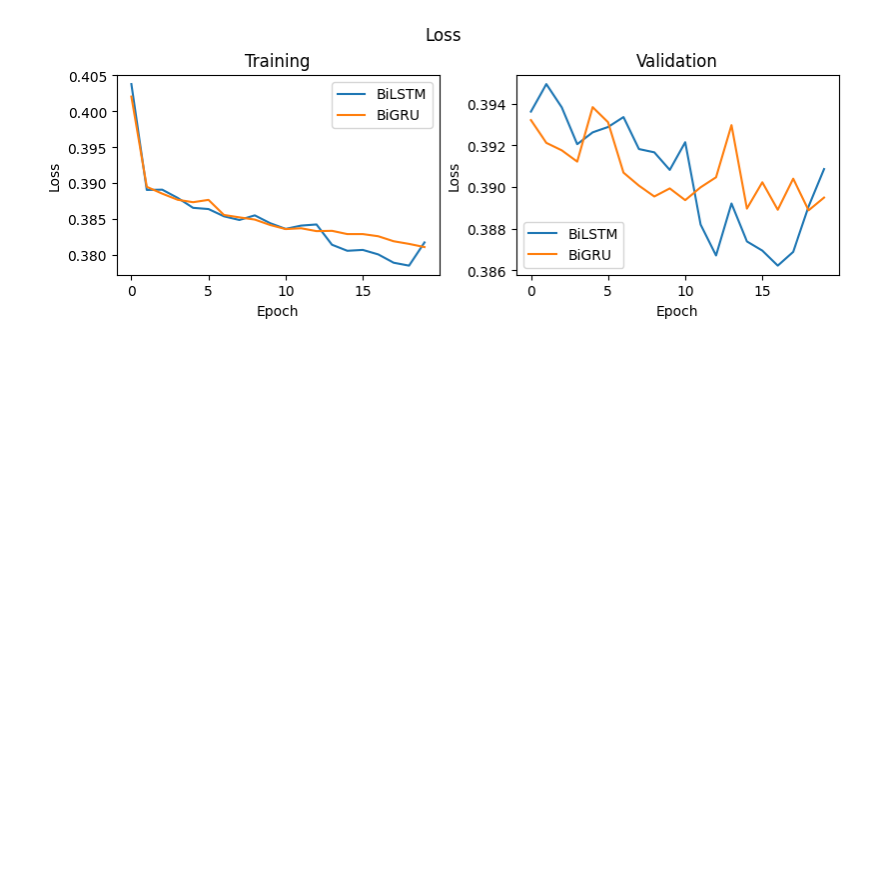
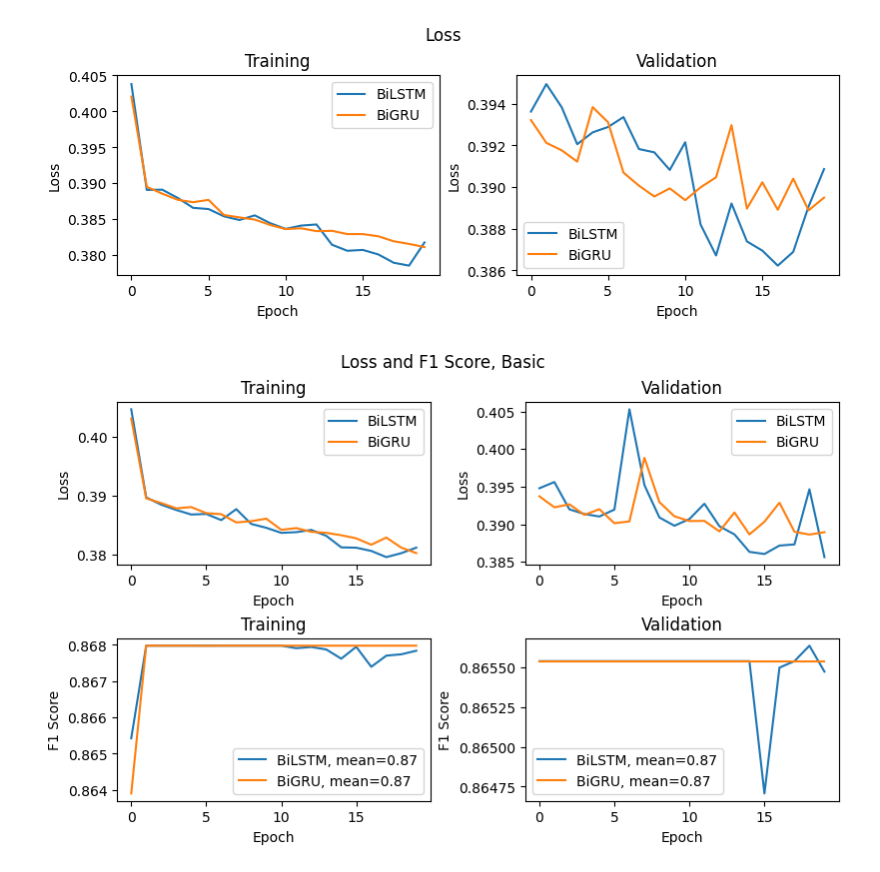
Before and after one commit to anwari32/sequence-processing, a Jupyter notebook: baseline_viz.ipynb, the cells around one changed output. Cells and saved outputs as stored; diff of their text form; code cells hidden in the pictures; blank space fills up the shorter version.

```diff
--- a/baseline_viz.ipynb
+++ b/baseline_viz.ipynb
@@ -184,3 +185,70 @@ plt.suptitle("Loss")
 plt.show()
 # %% [output]
 [figure]
+# %%
+import math
+
+xs = [i for i in range(20)]
+figs, axes = plt.subplots(nrows=2, ncols=2, constrained_layout=True, figsize=(8, 5))
+
+# loss
+axes[0][0].plot(
+    xs,
+    bilstm_df["loss"].values,
+    label="BiLSTM"
+)
+axes[0][0].plot(
+    xs,
+    bigru_df["loss"].values,
+    label="BiGRU"
+)
+axes[0][0].set(xlabel="Epoch", ylabel="Loss", title="Training")
+axes[0][0].legend()
+
+# loss
+axes[0][1].plot(
+    xs,
+    bilstm_df["val_loss"].values,
+    label="BiLSTM"
+)
+axes[0][1].plot(
+    xs,
+    bigru_df["val_loss"].values,
+    label="BiGRU"
+)
+axes[0][1].set(xlabel="Epoch", ylabel="Loss", title="Validation")
+axes[0][1].legend()
+
+
+# train f1 score
+axes[1][0].plot(
+    xs,
+    bilstm_df["f1_score"].values,
+    label=f"BiLSTM, mean={round(np.average(bilstm_df['f1_score'].values), 2)}"
+)
+axes[1][0].plot(
+    xs,
+    bigru_df["f1_score"].values,
+    label=f"BiGRU, mean={round(np.average(bigru_df['f1_score'].values), 2)}"
+)
+axes[1][0].set(xlabel="Epoch", ylabel="F1 Score", title="Training")
+axes[1][0].legend()
+
+# f1 score
+axes[1][1].plot(
+    xs,
+    bilstm_df["val_f1_score"].values,
+    label=f"BiLSTM, mean={round(np.average(bilstm_df['val_f1_score'].values), 2)}"
+)
+axes[1][1].plot(
+    xs,
+    bigru_df["val_f1_score"].values,
+    label=f"BiGRU, mean={round(np.average(bigru_df['val_f1_score'].values), 2)}"
+)
+axes[1][1].set(xlabel="Epoch", ylabel="F1 Score", title="Validation")
+axes[1][1].legend()
+
+plt.suptitle("Loss and F1 Score, Basic")
+plt.show()
+# %% [output]
+[figure, added]
```
Also changed, not shown: parts of 9 cells of this notebook, 11 other files.
